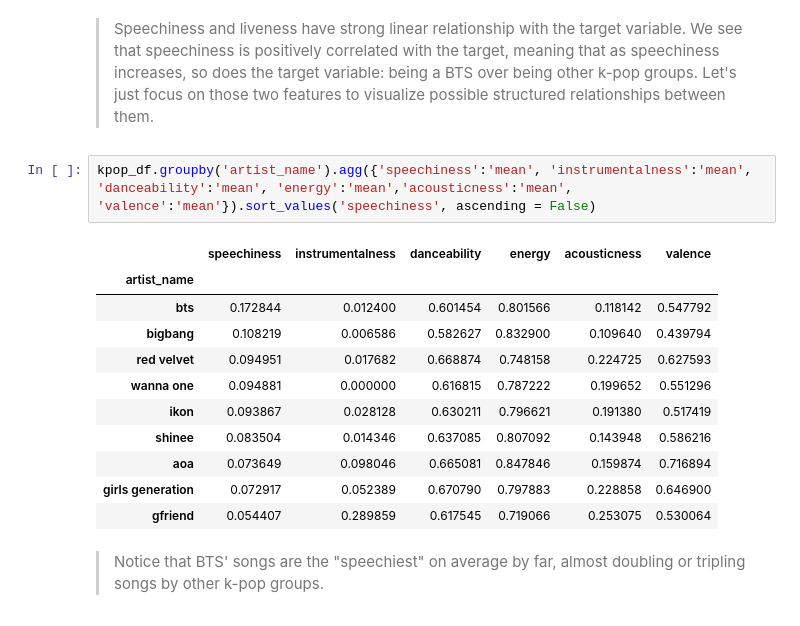
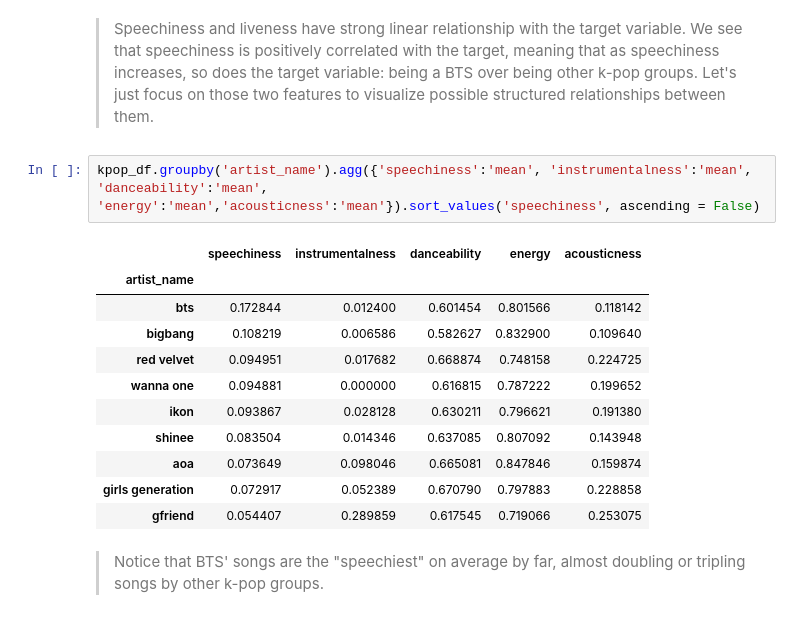
Before and after one commit to haebichan/kpopclassifier, a Jupyter notebook: KpopClassifier.ipynb, the cells around one changed output. Drawn from its saved outputs; the diff is of its cells as text.

```diff
--- a/KpopClassifier.ipynb
+++ b/KpopClassifier.ipynb
@@ -157,19 +172,19 @@ Name: target, dtype: float64
 # %% [markdown]
 >Speechiness and liveness have strong linear relationship with the target variable. We see that speechiness is positively correlated with the target, meaning that as speechiness increases, so does the target variable: being a BTS over being other k-pop groups. Let's just focus on those two features to visualize possible structured relationships between them.
 # %%
-kpop_df.groupby('artist_name').agg({'speechiness':'mean', 'instrumentalness':'mean', 'danceability':'mean', 'energy':'mean','acousticness':'mean', 'valence':'mean'}).sort_values('speechiness', ascending = False)
+kpop_df.groupby('artist_name').agg({'speechiness':'mean', 'instrumentalness':'mean', 'danceability':'mean', 'energy':'mean','acousticness':'mean'}).sort_values('speechiness', ascending = False)
 # %% [output]
-|  | speechiness | instrumentalness | danceability | energy | acousticness | valence |
-| artist_name |  |  |  |  |  |  |
-| bts | 0.172844 | 0.012400 | 0.601454 | 0.801566 | 0.118142 | 0.547792 |
-| bigbang | 0.108219 | 0.006586 | 0.582627 | 0.832900 | 0.109640 | 0.439794 |
-| red velvet | 0.094951 | 0.017682 | 0.668874 | 0.748158 | 0.224725 | 0.627593 |
-| wanna one | 0.094881 | 0.000000 | 0.616815 | 0.787222 | 0.199652 | 0.551296 |
-| ikon | 0.093867 | 0.028128 | 0.630211 | 0.796621 | 0.191380 | 0.517419 |
-| shinee | 0.083504 | 0.014346 | 0.637085 | 0.807092 | 0.143948 | 0.586216 |
-| aoa | 0.073649 | 0.098046 | 0.665081 | 0.847846 | 0.159874 | 0.716894 |
-| girls generation | 0.072917 | 0.052389 | 0.670790 | 0.797883 | 0.228858 | 0.646900 |
-| gfriend | 0.054407 | 0.289859 | 0.617545 | 0.719066 | 0.253075 | 0.530064 |
+|  | speechiness | instrumentalness | danceability | energy | acousticness |
+| artist_name |  |  |  |  |  |
+| bts | 0.172844 | 0.012400 | 0.601454 | 0.801566 | 0.118142 |
+| bigbang | 0.108219 | 0.006586 | 0.582627 | 0.832900 | 0.109640 |
+| red velvet | 0.094951 | 0.017682 | 0.668874 | 0.748158 | 0.224725 |
+| wanna one | 0.094881 | 0.000000 | 0.616815 | 0.787222 | 0.199652 |
+| ikon | 0.093867 | 0.028128 | 0.630211 | 0.796621 | 0.191380 |
+| shinee | 0.083504 | 0.014346 | 0.637085 | 0.807092 | 0.143948 |
+| aoa | 0.073649 | 0.098046 | 0.665081 | 0.847846 | 0.159874 |
+| girls generation | 0.072917 | 0.052389 | 0.670790 | 0.797883 | 0.228858 |
+| gfriend | 0.054407 | 0.289859 | 0.617545 | 0.719066 | 0.253075 |
 # %% [markdown]
 >Notice that BTS' songs are the "speechiest" on average by far, almost doubling or tripling songs by other k-pop groups.
 # %%
```
Also changed, not shown: parts of 65 cells of this notebook, 19 other files.
